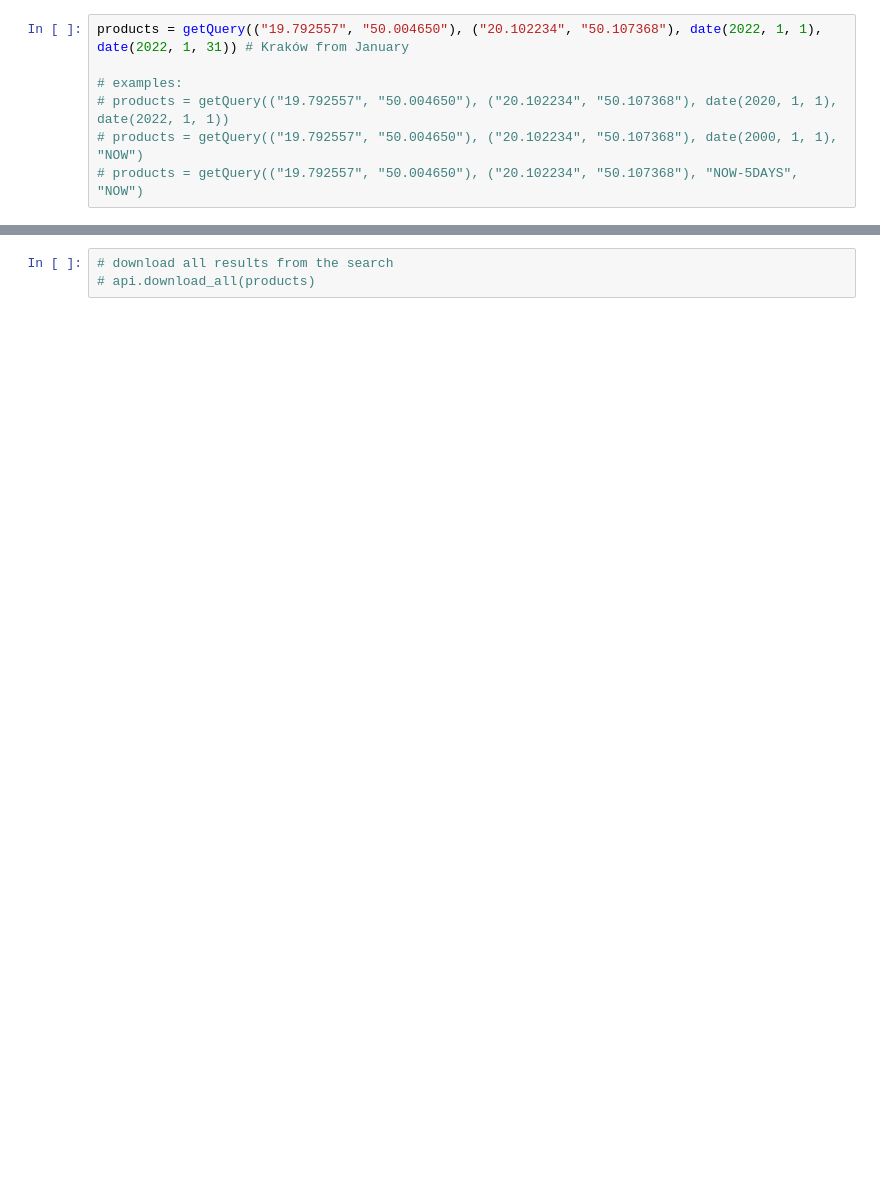
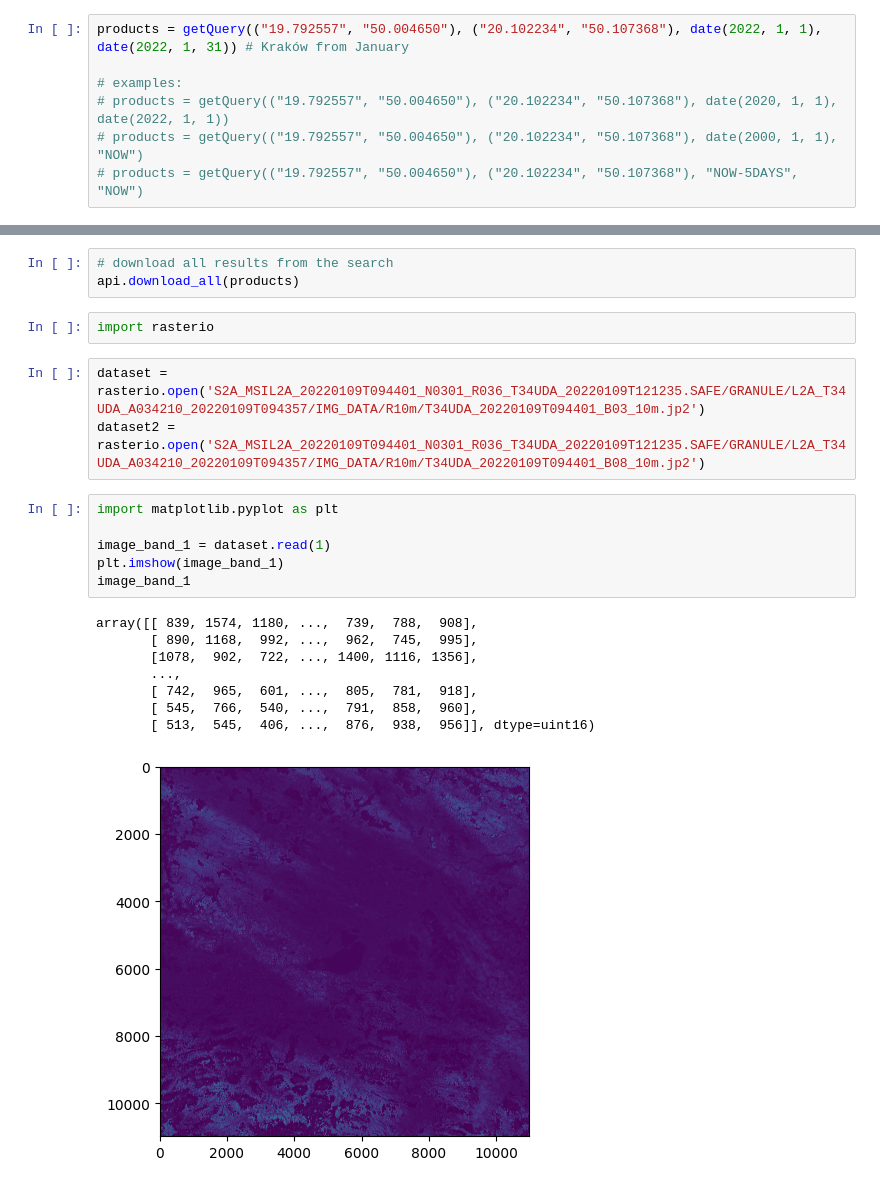
Before and after one commit to rafalgrm/senti-water, a Jupyter notebook: download_bbox.ipynb, the cells around one changed output, grey strips where cells are left out. Saved outputs shown, nothing was run; the diff lists cells and outputs as text; blank space fills up the shorter version.

```diff
--- a/download_bbox.ipynb
+++ b/download_bbox.ipynb
@@ -41,3 +34,23 @@ products_df
 # %%
 # download all results from the search
-# api.download_all(products)
+api.download_all(products)
+# %%
+import rasterio
+# %%
+dataset = rasterio.open('S2A_MSIL2A_20220109T094401_N0301_R036_T34UDA_20220109T121235.SAFE/GRANULE/L2A_T34UDA_A034210_20220109T094357/IMG_DATA/R10m/T34UDA_20220109T094401_B03_10m.jp2')
+dataset2 = rasterio.open('S2A_MSIL2A_20220109T094401_N0301_R036_T34UDA_20220109T121235.SAFE/GRANULE/L2A_T34UDA_A034210_20220109T094357/IMG_DATA/R10m/T34UDA_20220109T094401_B08_10m.jp2')
+# %%
+import matplotlib.pyplot as plt
+
+image_band_1 = dataset.read(1)
+plt.imshow(image_band_1)
+image_band_1
+# %% [output]
+array([[ 839, 1574, 1180, ...,  739,  788,  908],
+       [ 890, 1168,  992, ...,  962,  745,  995],
+       [1078,  902,  722, ..., 1400, 1116, 1356],
+       ...,
+       [ 742,  965,  601, ...,  805,  781,  918],
+       [ 545,  766,  540, ...,  791,  858,  960],
+       [ 513,  545,  406, ...,  876,  938,  956]], dtype=uint16)
+[figure, added]
```
Also changed, not shown: parts of 5 cells of this notebook, 1 other file.
